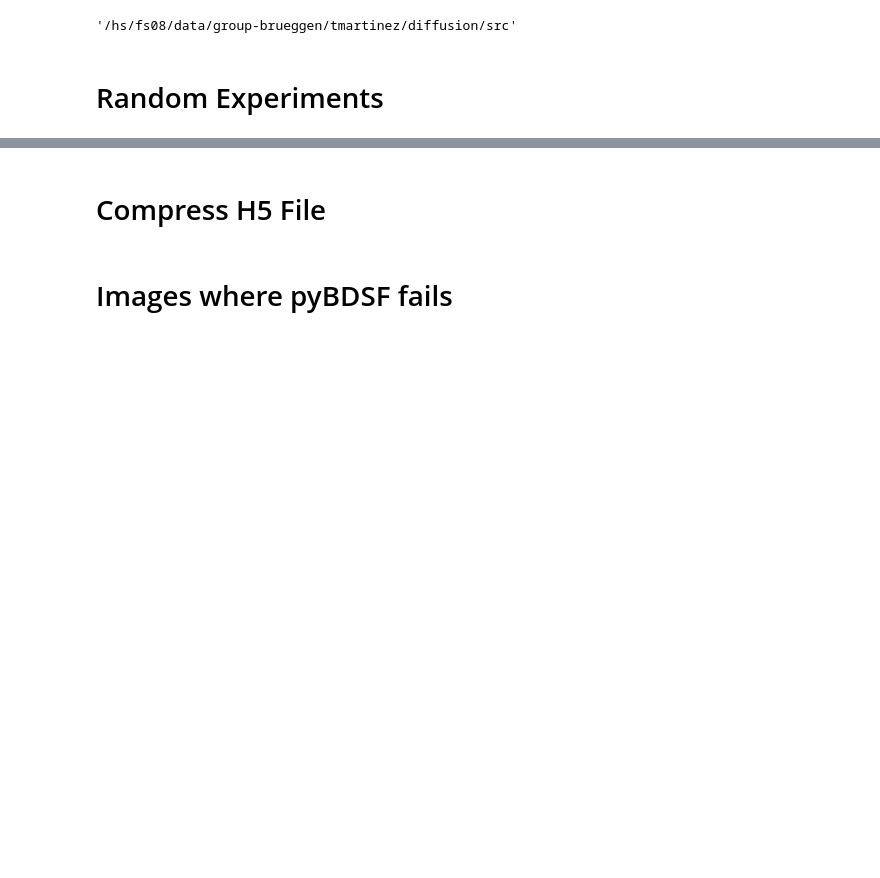
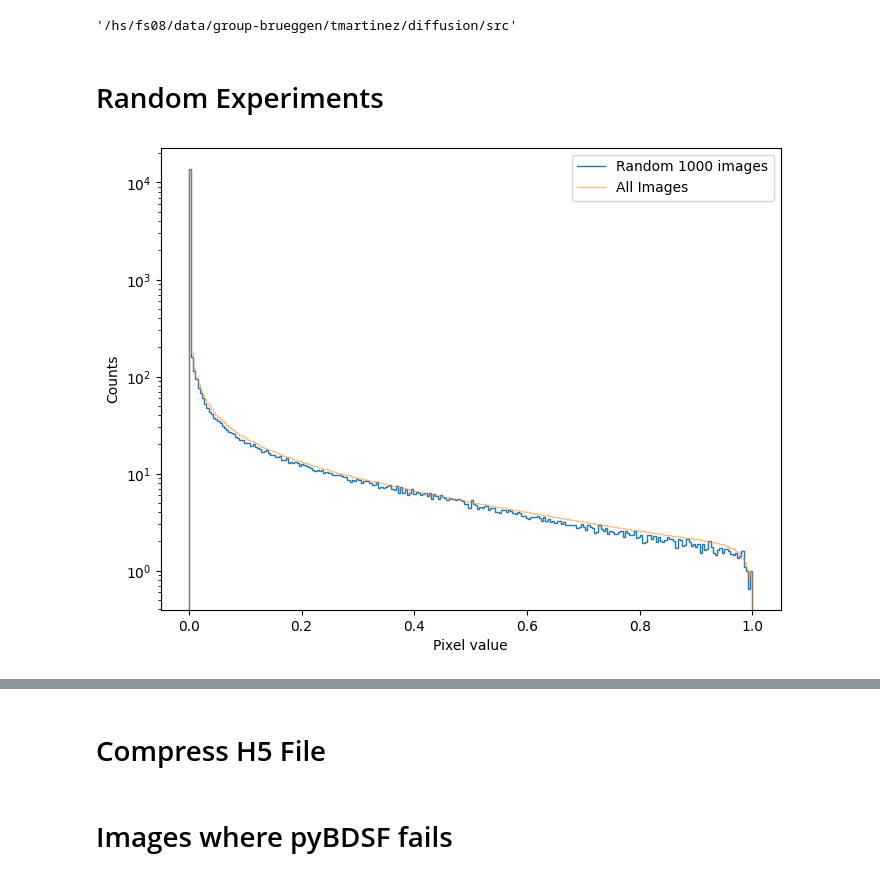
Before and after one commit to tmartinezML/LOFAR-Diffusion, a Jupyter notebook: src/notebooks/experiments.ipynb, the cells around one changed output, grey strips where cells are left out. Cells and saved outputs as stored; diff of their text form; code cells hidden in the pictures; blank space fills up the shorter version.

```diff
--- a/src/notebooks/experiments.ipynb
+++ b/src/notebooks/experiments.ipynb
@@ -12,3 +12,36 @@ os.getcwd()
 '/hs/fs08/data/group-brueggen/tmartinez/diffusion/src'
 # %% [markdown]
 # Random Experiments
+# %%
+h5_file = '/storage/katalin/RadioSimCLR/src/representations_and_images.h5'
+
+import h5py
+import numpy as np
+
+with h5py.File(h5_file, 'r') as f:
+    images = np.array(f['images'])
+# %%
+bins = 256
+counts, bins = np.histogram(images, bins=bins, density=False)
+# %%
+images_sub = images[np.random.choice(images.shape[0], 100)]
+counts_sub, bins_sub = np.histogram(images_sub, bins=bins, density=False)
+# %%
+import matplotlib.pyplot as plt
+
+fig, ax = plt.subplots(1, 1, figsize=(8, 6))
+
+ax.stairs(counts_sub / images_sub.shape[0], bins, label='Random 1000 images')
+ax.stairs(counts / images.shape[0], bins, label='All Images', alpha=0.5)
+
+# Horizontal line at counts = number of images
+# ax.axhline(images.shape[0], color='r', linestyle='--', label='Number of images', alpha=0.2)
+
+ax.set_yscale('log')
+ax.set_xlabel('Pixel value')
+ax.set_ylabel('Counts')
+ax.legend()
+
+plt.show()
+# %% [output]
+[figure, added]
```
Also changed, not shown: parts of 73 cells of this notebook, 18 other files.
